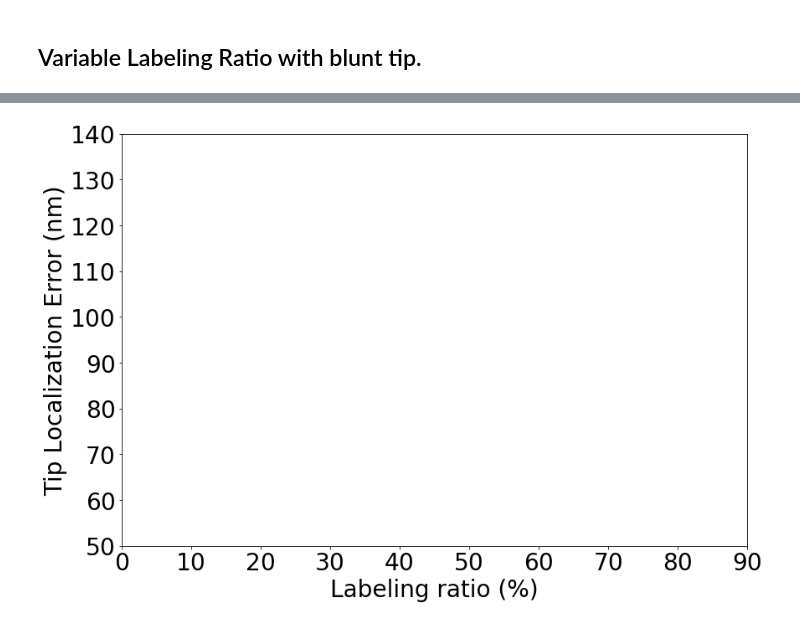
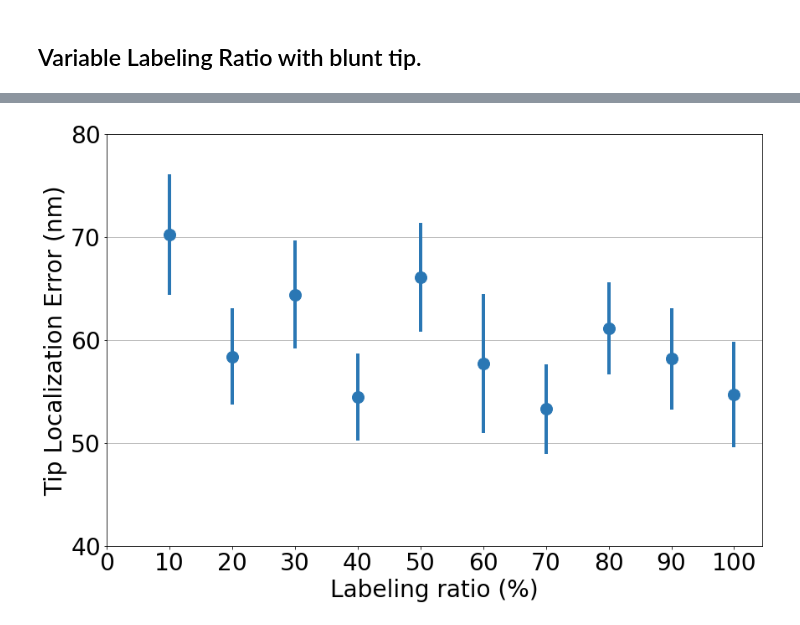
Before and after one commit to brouhardlab/anamic, a Jupyter notebook: notebooks/Experiments/Fitter Accuracy/Variable Labeling Ratio/3_Analysis.ipynb, the cells around one changed output, grey strips where cells are left out. Saved outputs shown, nothing was run; the diff lists cells and outputs as text; code cells hidden in the pictures.

```diff
--- a/notebooks/Experiments/Fitter Accuracy/Variable Labeling Ratio/3_Analysis.ipynb
+++ b/notebooks/Experiments/Fitter Accuracy/Variable Labeling Ratio/3_Analysis.ipynb
@@ -37,39 +52,42 @@ data.head()
 
 x_feature = 'parameter'
 y_feature = 'error'
 
 font_size = 28
 color = "#2a77b4"
 
 fig, ax = plt.subplots(figsize=(12, 8), constrained_layout=True)
 
-x = data[x_feature] * 100
+x = data[x_feature]
 y = data[y_feature]
 
-ax.scatter(x, y, alpha=0.4, marker='x')
+#ax.scatter(x * 100, y, alpha=0.4, marker='x')
 
 gb = data.groupby(x_feature)
 average = gb.mean()
 
-x_average = average.index
+x_average = average.index * 100
 y_average = average[y_feature]
 ax.errorbar(x_average, y_average, yerr=gb.sem()[y_feature], fmt='o', color=color, elinewidth=4, markersize=14)
 
 ax.set_xlabel("Labeling ratio (%)", fontsize=font_size)
 ax.set_ylabel("Tip Localization Error (nm)", fontsize=font_size)
 
-ax.set_xticks(np.arange(0, 100, 10))
+ax.set_xticks(np.arange(0, 110, 10))
+ax.set_yticks(np.arange(0, 110, 10))
 
-ax.set_ylim(50, 140)
+ax.set_ylim(40, 80)
 
 for tick in ax.xaxis.get_major_ticks():
     tick.label.set_fontsize(font_size)
 for tick in ax.yaxis.get_major_ticks():
     tick.label.set_fontsize(font_size)
 
+ax.yaxis.grid()
+
 fig.savefig(experiment_dir / "error.png")
 # %% [output]
-[figure, old version]
+[figure, new version]
 # %%
 # Plot sigma of the fitted tips.
 
```
Also changed, not shown: parts of 3 cells of this notebook, 1 other file.
